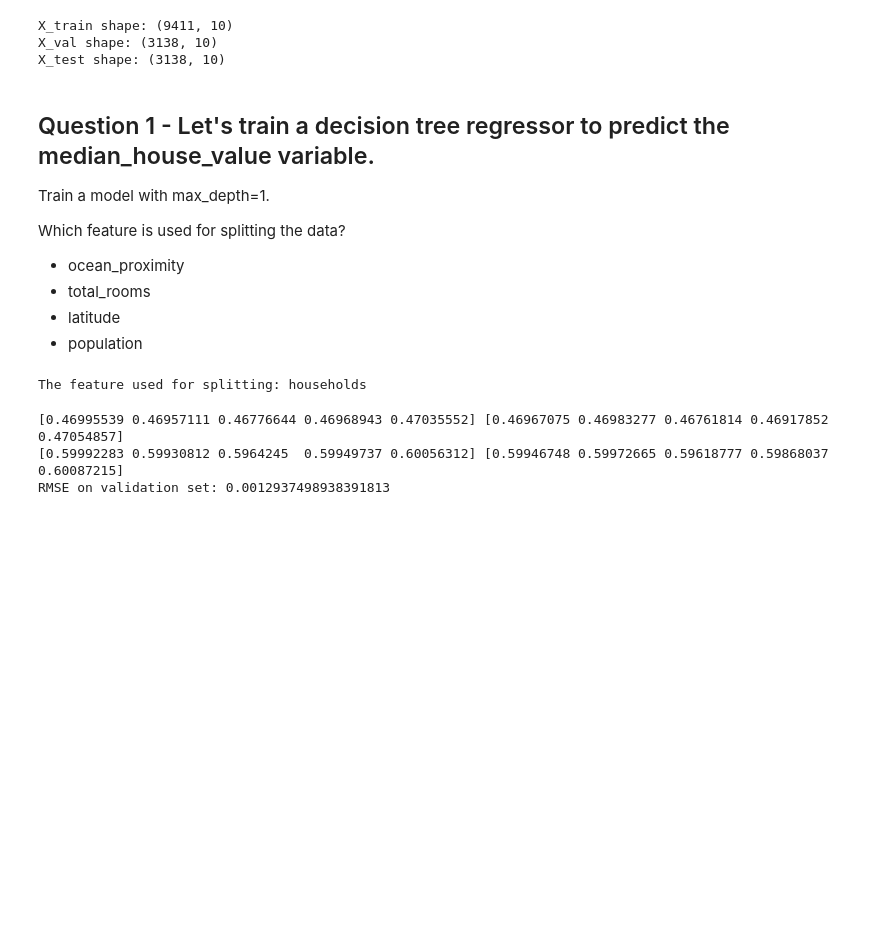
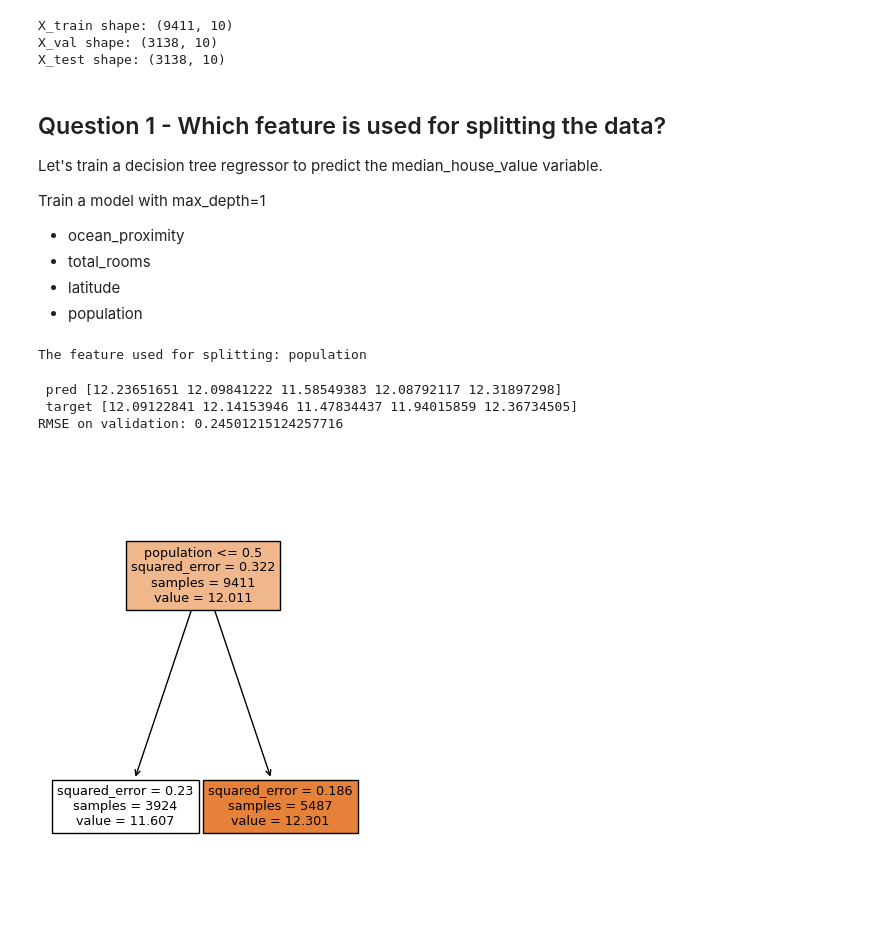
Before and after one commit to ozkary/machine-learning-engineering, a Jupyter notebook: 06-trees/homework.ipynb, the cells around one changed output. Drawn from its saved outputs; the diff is of its cells as text; code cells hidden in the pictures; blank space fills up the shorter version.

Commit message:
week6 trees homework draft

```diff
--- a/06-trees/homework.ipynb
+++ b/06-trees/homework.ipynb
@@ -42,7 +42,7 @@ df = pd.read_csv('housing.csv')
 df = df[df['ocean_proximity'].isin(['<1H OCEAN', 'INLAND'])]
 
 # fill in the missing values with zeros
-df.fillna(0, inplace=True)
+df = df.fillna(0)
 
 df.head()
 # %% [output]
@@ -100,11 +100,10 @@ X_train shape: (9411, 10)
 X_val shape: (3138, 10)
 X_test shape: (3138, 10)
 # %% [markdown]
-## Question 1 - Let's train a decision tree regressor to predict the median_house_value variable.
+## Question 1 - Which feature is used for splitting the data?
+Let's train a decision tree regressor to predict the median_house_value variable.
 
-Train a model with max_depth=1.
-
-Which feature is used for splitting the data?
+Train a model with max_depth=1
 
 - ocean_proximity
 - total_rooms
@@ -119,7 +118,7 @@ model.fit(X_train, y_train)
 splitting_feature = train_features.columns[model.tree_.feature[0]]
 print('The feature used for splitting:', splitting_feature)
 # %% [output]
-The feature used for splitting: households
+The feature used for splitting: population
 # %%
 # Train a Random Forest model
 rf_model = RandomForestRegressor(n_estimators=10, random_state=1, n_jobs=-1)
@@ -128,20 +127,20 @@ rf_model.fit(X_train, y_train)
 # Predict on the validation set
 y_val_pred = rf_model.predict(X_val)
 
-print (y_val_pred[:5], y_val[:5])
-
-y_val_pred_inverse = np.expm1(y_val_pred)  # Inverse log transform
-y_val_inverse = np.expm1(y_val)  # Inverse log transform
-
-print (y_val_pred_inverse[:5], y_val_inverse[:5])
+print (f' pred {y_val_pred[:5]} \n target {y_val[:5]}')
 
 rmse = mean_squared_error(y_val, y_val_pred, squared=False)
-print(f'RMSE on validation set (log): {rmse}')
-
-# Calculate RMSE
-rmse = mean_squared_error(y_val_inverse, y_val_pred_inverse, squared=False)
-print(f'RMSE on validation set (inverse): {rmse}')
+print(f'RMSE on validation: {rmse}')
 # %% [output]
-[0.46995539 0.46957111 0.46776644 0.46968943 0.47035552] [0.46967075 0.46983277 0.46761814 0.46917852 0.47054857]
-[0.59992283 0.59930812 0.5964245  0.59949737 0.60056312] [0.59946748 0.59972665 0.59618777 0.59868037 0.60087215]
-RMSE on validation set: 0.0012937498938391813
+ pred [12.23651651 12.09841222 11.58549383 12.08792117 12.31897298]
+ target [12.09122841 12.14153946 11.47834437 11.94015859 12.36734505]
+RMSE on validation: 0.24501215124257716
+# %%
+import matplotlib.pyplot as plt
+from sklearn import tree
+# Plot the decision tree
+fig, ax = plt.subplots(figsize=(4, 6))
+tree.plot_tree(model, feature_names=df_train.columns, filled=True, ax=ax)
+plt.show()
+# %% [output]
+[figure, added]
```
Also changed, not shown: parts of 3 cells of this notebook, 1 other file.
